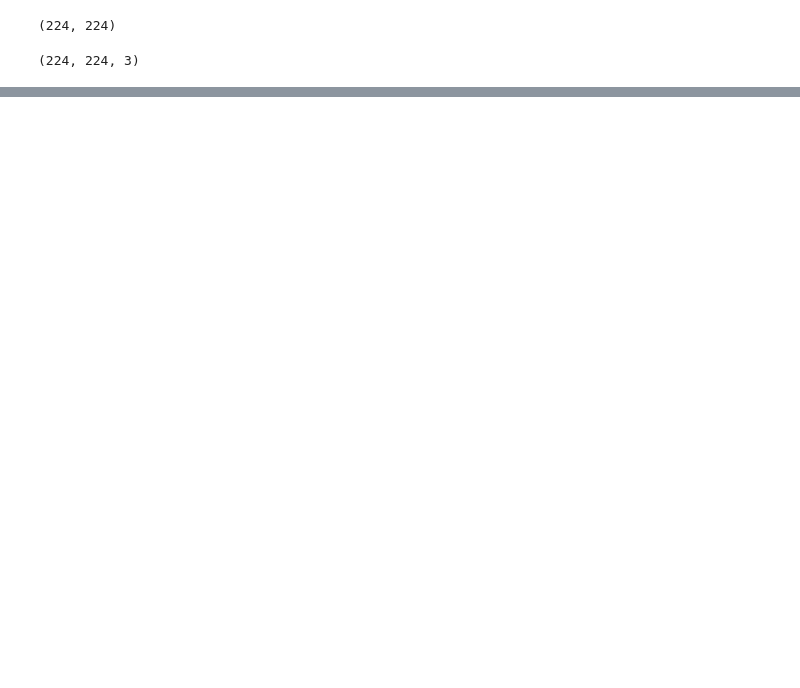
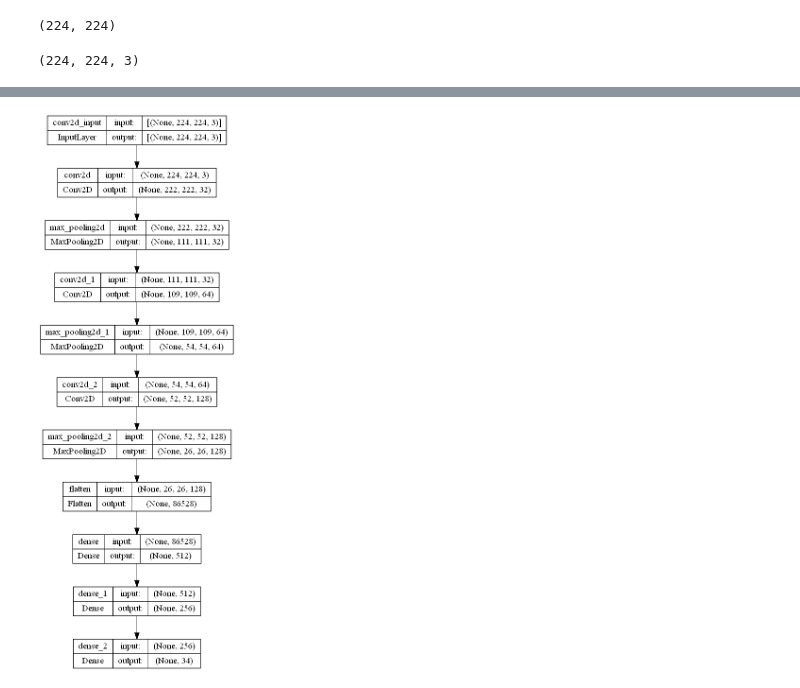
Before and after one commit to nexhua/ml_pose_estimation, a Jupyter notebook: tests.ipynb, the cells around one changed output, grey strips where cells are left out. Saved outputs shown, nothing was run; the diff lists cells and outputs as text; code cells hidden in the pictures; blank space fills up the shorter version.

```diff
--- a/tests.ipynb
+++ b/tests.ipynb
@@ -81,0 +84,4 @@ plt.imshow(util.to_rgb(util.draw_keypoints(im, y_pred.ravel(), 7)))
+# %%
+plot_model(model, to_file='model_plot.png', show_shapes=True, show_layer_names=True)
+# %% [output]
+[figure, added]
```
Also changed, not shown: parts of 6 cells of this notebook, 3 other files.
